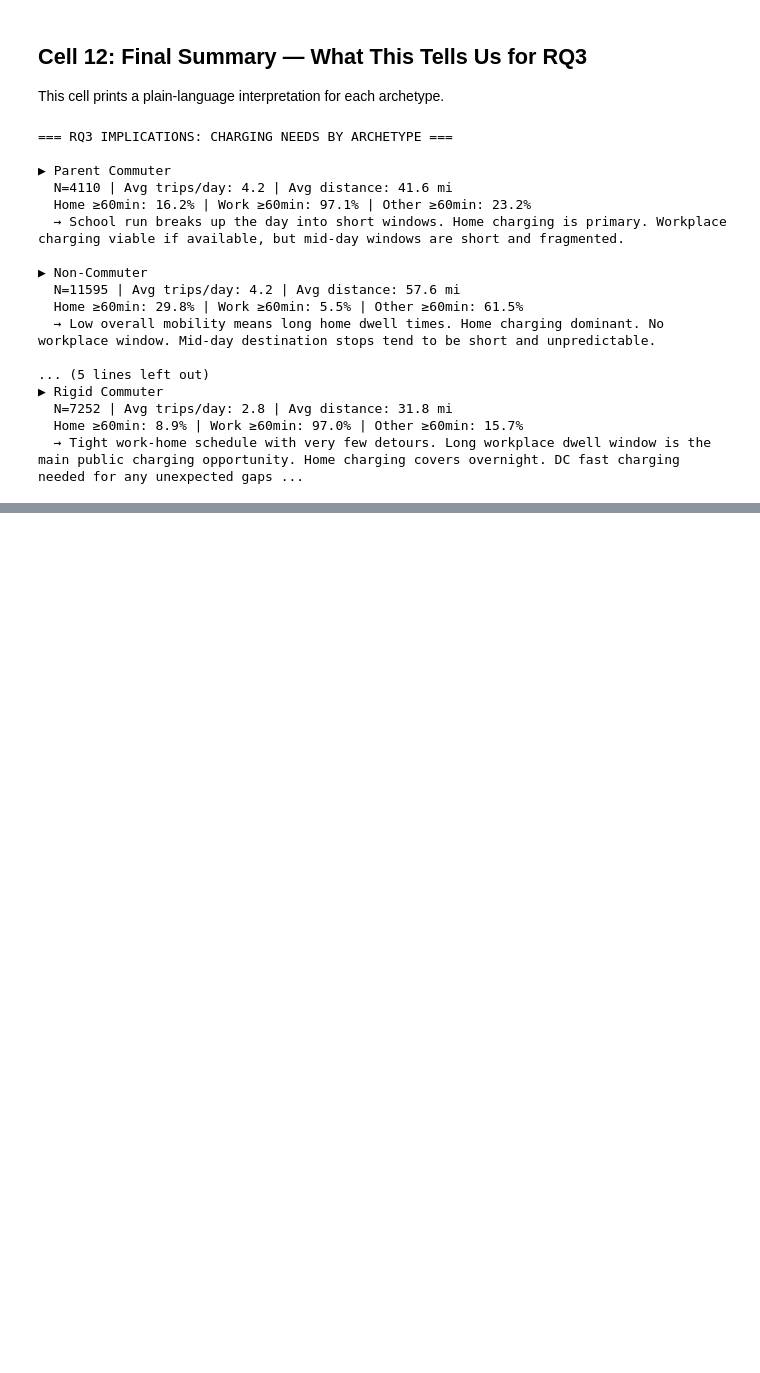
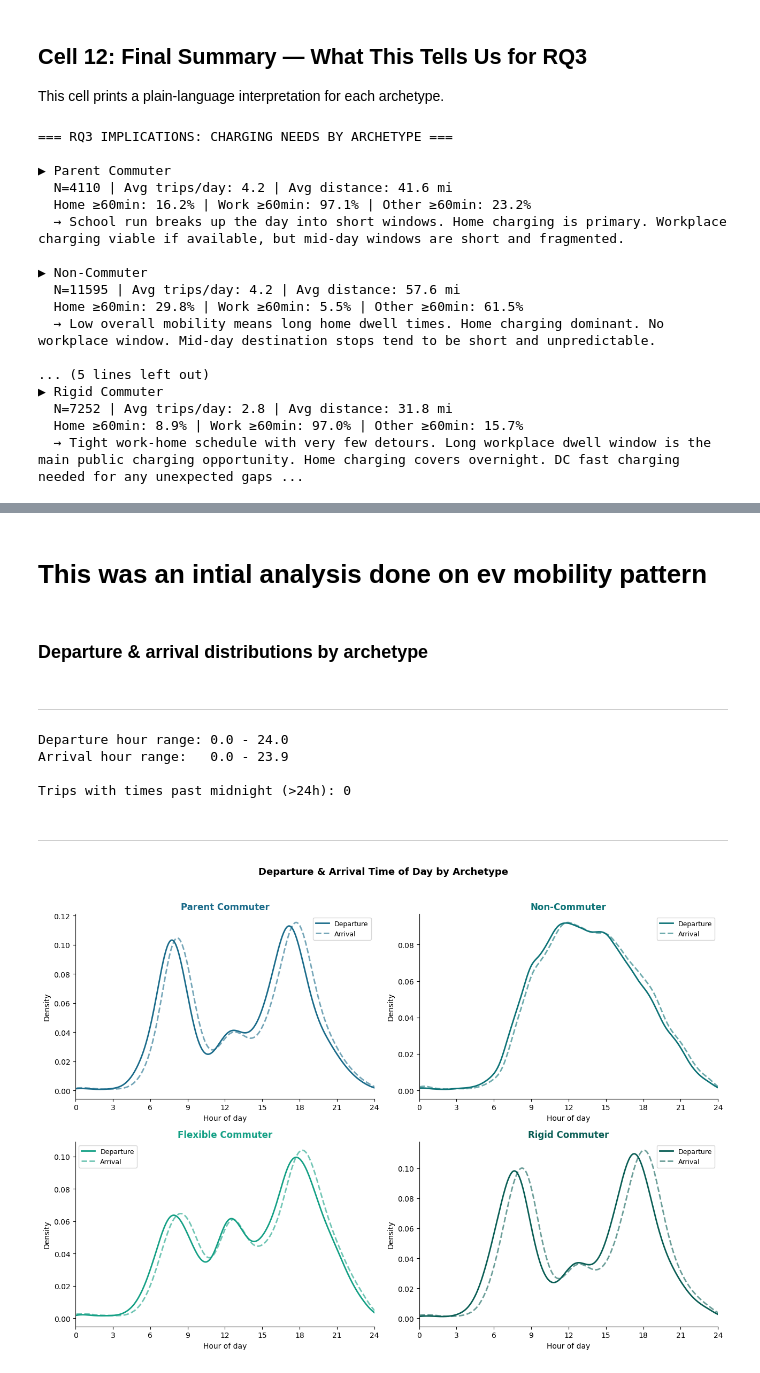
Before and after one commit to pengu-rengu/ev_digital_city, a Jupyter notebook: notebooks/ev_data_analysis.ipynb, the cells around one changed output, grey strips where cells are left out. Drawn from its saved outputs; the diff is of its cells as text; code cells hidden in the pictures; blank space fills up the shorter version.

Commit message:
built departure/arrival time by person+activity

```diff
--- a/notebooks/ev_data_analysis.ipynb
+++ b/notebooks/ev_data_analysis.ipynb
@@ -555,0 +554,80 @@ for archetype in archetype_order:
+# %% [markdown]
+# This was an intial analysis done on ev mobility pattern
+# %% [markdown]
+### Departure & arrival distributions by archetype
+# %% [markdown]
+---
+# %%
+# ═══════════════════════════════════════════════════════════════════════
+# EV Mobility Pattern Analysis — CONTINUED
+# New cells: Departure/Arrival Time-of-Day Analysis (Cells 13-16)
+#
+# Drop these in right after Cell 12 of ev_data_analysis.ipynb.
+# Reuses trips_with_archetype, archetype_order, archetype_colors,
+# and ACTIVITY_LABELS already defined earlier in the notebook — no new
+# data loading needed.
+# ═══════════════════════════════════════════════════════════════════════
+
+# ─────────────────────────────────────────────────────────────────────────
+# Cell 13: Convert Departure/Arrival Times to Hour-of-Day
+# ─────────────────────────────────────────────────────────────────────────
+# dep_mins / arr_mins already exist (computed in Cell 4, minutes since
+# midnight). Convert to decimal hours for readable axes/labels.
+
+trips_with_archetype['dep_hour'] = trips_with_archetype['dep_mins'] / 60
+trips_with_archetype['arr_hour'] = trips_with_archetype['arr_mins'] / 60
+
+print('Departure hour range:', round(trips_with_archetype['dep_hour'].min(), 1),
+      '-', round(trips_with_archetype['dep_hour'].max(), 1))
+print('Arrival hour range:  ', round(trips_with_archetype['arr_hour'].min(), 1),
+      '-', round(trips_with_archetype['arr_hour'].max(), 1))
+
+# NOTE: if any dep_hour/arr_hour values exceed 24, that means a trip was
+# recorded past midnight (next-day timestamp). Worth a quick check —
+# if this happens often, decide whether to wrap (% 24) or keep as-is to
+# preserve "very late night" signal. The cells below wrap to 0-23 for the
+# heatmap but NOT for the KDE plots (KDE keeps the raw value so a 25:30
+# trip doesn't get incorrectly bucketed into early morning).
+late_trips = trips_with_archetype[
+    (trips_with_archetype['dep_hour'] > 24) | (trips_with_archetype['arr_hour'] > 24)
+]
+print(f'\nTrips with times past midnight (>24h): {len(late_trips)}')
+# %% [output]
+Departure hour range: 0.0 - 24.0
+Arrival hour range:   0.0 - 23.9
+
+Trips with times past midnight (>24h): 0
+# %% [markdown]
+---
+# %%
+# ─────────────────────────────────────────────────────────────────────────
+# Cell 14: Departure & Arrival Time Distributions by Archetype
+# ─────────────────────────────────────────────────────────────────────────
+
+fig, axes = plt.subplots(2, 2, figsize=(13, 9))
+fig.suptitle('Departure & Arrival Time of Day by Archetype',
+             fontsize=13, fontweight='bold', y=1.02)
+
+for ax, archetype in zip(axes.flatten(), archetype_order):
+    for col, label, ls, alpha in [('dep_hour', 'Departure', '-', 1.0),
+                                   ('arr_hour', 'Arrival', '--', 0.6)]:
+        data = trips_with_archetype[
+            (trips_with_archetype['archetype'] == archetype) &
+            (trips_with_archetype[col].notna())
+        ][col]
+        if len(data) > 10:
+            data.plot.kde(ax=ax, label=label, linestyle=ls, alpha=alpha,
+                          color=archetype_colors[archetype], linewidth=2)
+    ax.set_xlim(0, 24)
+    ax.set_xticks(range(0, 25, 3))
+    ax.set_title(archetype, fontweight='bold', color=archetype_colors[archetype])
+    ax.set_xlabel('Hour of day')
+    ax.set_ylabel('Density')
+    ax.legend(fontsize=9)
+    ax.spines['top'].set_visible(False)
+    ax.spines['right'].set_visible(False)
+
+plt.tight_layout()
+plt.show()
+# %% [output]
+[figure, added]
```
Also changed, not shown: parts of 14 cells of this notebook, 3 other files.
